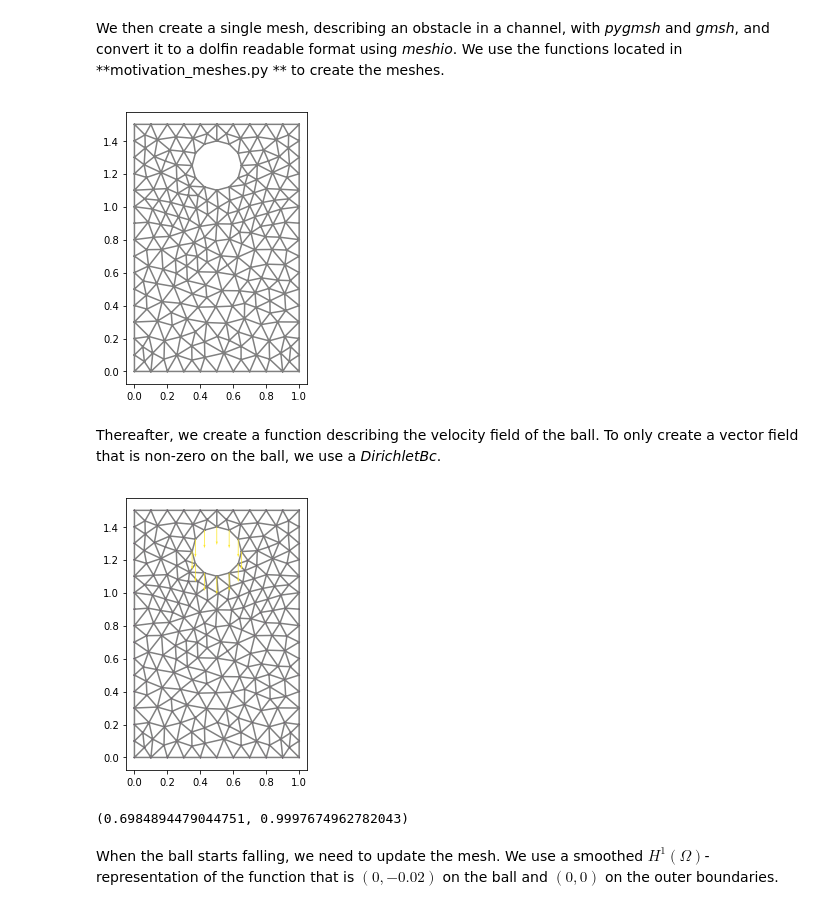
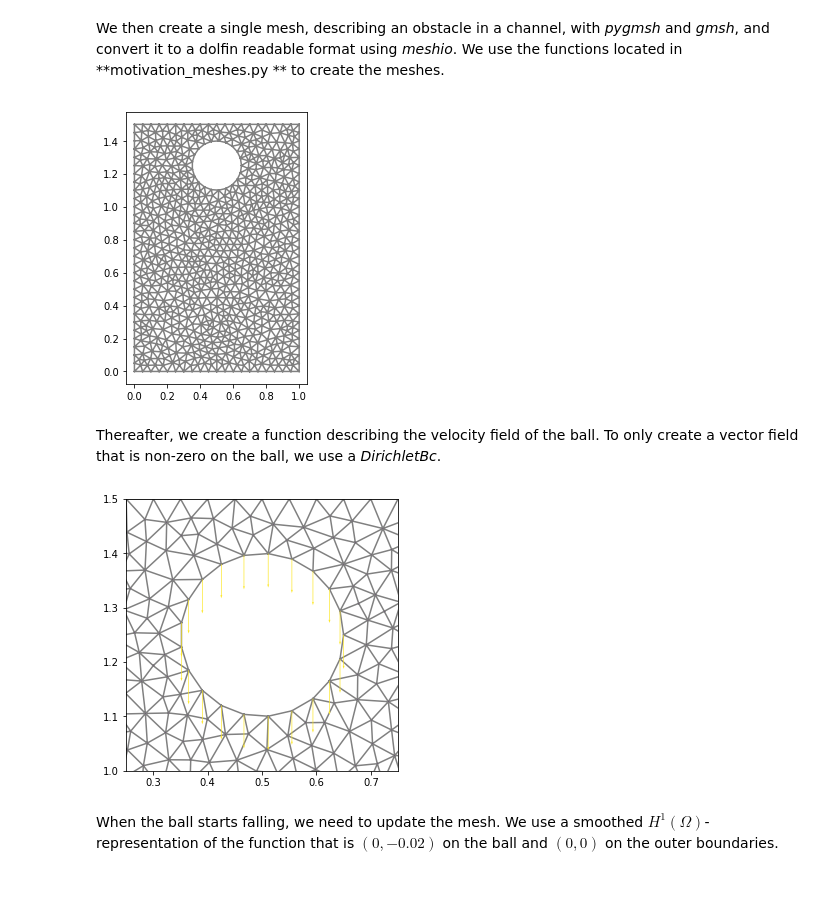
Before and after one commit to jorgensd/MultiMeshShapeOpt_code, a Jupyter notebook: motivation.ipynb, the cells around one changed output. Drawn from its saved outputs; the diff is of its cells as text; code cells hidden in the pictures.

```diff
--- a/motivation.ipynb
+++ b/motivation.ipynb
@@ -11,13 +11,13 @@ We then create a single mesh, describing an obstacle in a channel, with *pygmsh*
 ** to create the meshes.
 # %%
 %load_ext autoreload
-from motivation_meshes import single_mesh, background_mesh, front_mesh, outer_marker, inner_marker
-single_mesh(0.1)
+from motivation_meshes import single_mesh, background_mesh, front_mesh, outer_marker, inner_marker, mesh_folder
+single_mesh(0.05)
 mesh = Mesh()
-with XDMFFile("singlemesh.xdmf") as infile:
+with XDMFFile(mesh_folder+"singlemesh.xdmf") as infile:
     infile.read(mesh)
 mvc = MeshValueCollection("size_t", mesh, 1)
-with XDMFFile("mf_singlemesh.xdmf") as infile:
+with XDMFFile(mesh_folder+"mf_singlemesh.xdmf") as infile:
     infile.read(mvc, "name_to_read")
 mf = cpp.mesh.MeshFunctionSizet(mesh, mvc)
 
@@ -26,23 +26,22 @@ plt.figure(figsize=(5,5))
 plot(mesh)
 plt.show()
 # %% [output]
-[figure, old version]
+[figure, new version]
 # %% [markdown]
 Thereafter, we create a function describing the velocity field of the ball. To only create a vector field that
 is non-zero on the ball, we use a *DirichletBc*.
 # %%
 V = VectorFunctionSpace(mesh, "CG", 1)
 velocity = Function(V)
 bc_v = DirichletBC(V, Constant((0,-0.1)), mf, inner_marker)
 bc_v.apply(velocity.vector())
 plt.figure(figsize=(5,5))
+plt.axis((0.25,0.75,1,1.5))
 plot(mesh, zorder=0)
-plot(velocity,zorder=1, color="b",scale=1)
+plot(velocity,zorder=1, color="b",scale=0.8)
 plt.show()
-print(MeshQuality.radius_ratio_min_max(mesh))
 # %% [output]
-[figure, old version]
+[figure, new version]
-(0.6984894479044751, 0.9997674962782043)
 # %% [markdown]
 When the ball starts falling, we need to update the mesh. We use a smoothed $H^1(\Omega)$-representation of the function that is $(0,-0.02)$ on the ball and $(0,0)$ on the outer boundaries.
 # %%
```
Also changed, not shown: parts of 9 cells of this notebook, 2 other files.
